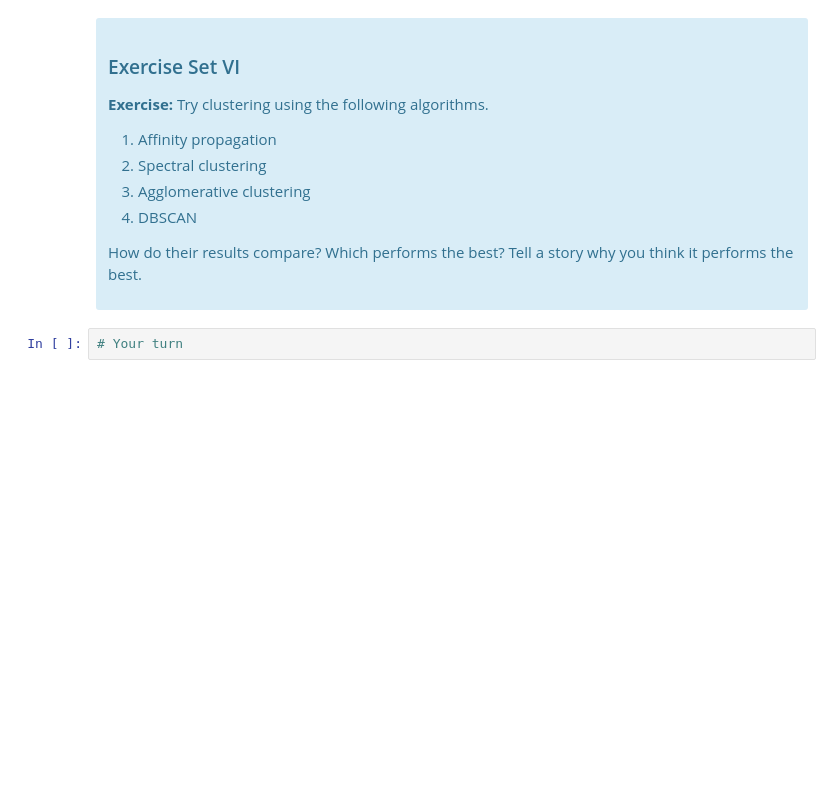
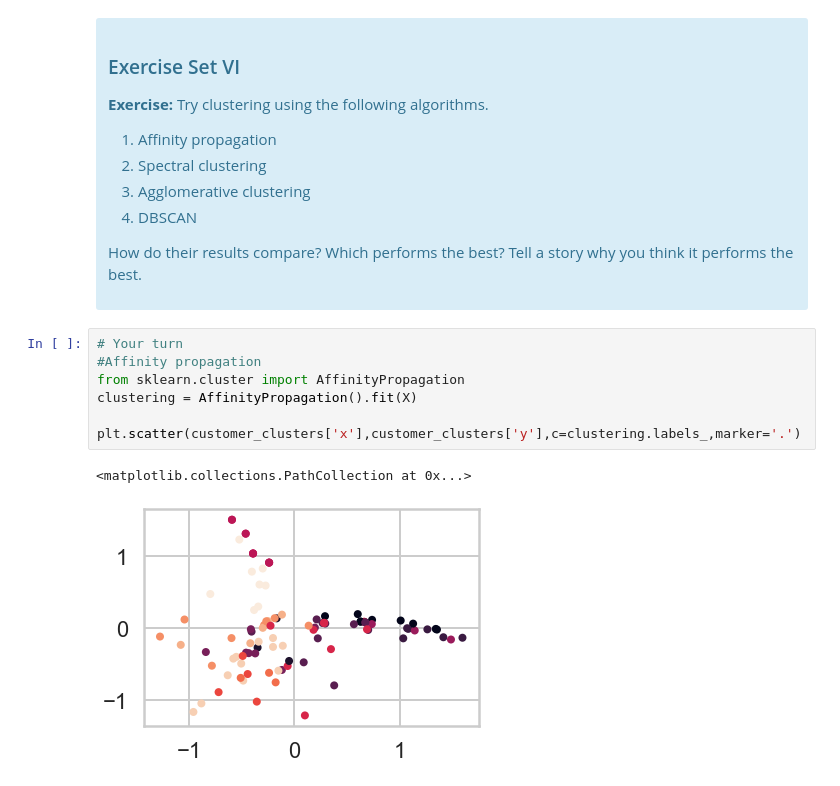
Before and after one commit to Anandpatil412/DSC, a Jupyter notebook: Customer_segment_clustering/Mini_Project_Clustering.ipynb, the cells around one changed output. Saved outputs shown, nothing was run; the diff lists cells and outputs as text; blank space fills up the shorter version.

```diff
--- a/Customer_segment_clustering/Mini_Project_Clustering.ipynb
+++ b/Customer_segment_clustering/Mini_Project_Clustering.ipynb
@@ -343,5 +514,13 @@ Source: http://scikit-learn.org/stable/modules/clustering.html
 </ol>
 <p>How do their results compare? Which performs the best? Tell a story why you think it performs the best.</p>
 </div>
-# %%
-# Your turn
+# %%
+# Your turn
+#Affinity propagation
+from sklearn.cluster import AffinityPropagation
+clustering = AffinityPropagation().fit(X)
+
+plt.scatter(customer_clusters['x'],customer_clusters['y'],c=clustering.labels_,marker='.')
+# %% [output]
+<matplotlib.collections.PathCollection at 0x...>
+[figure, added]
```
Also changed, not shown: parts of 16 cells of this notebook.
